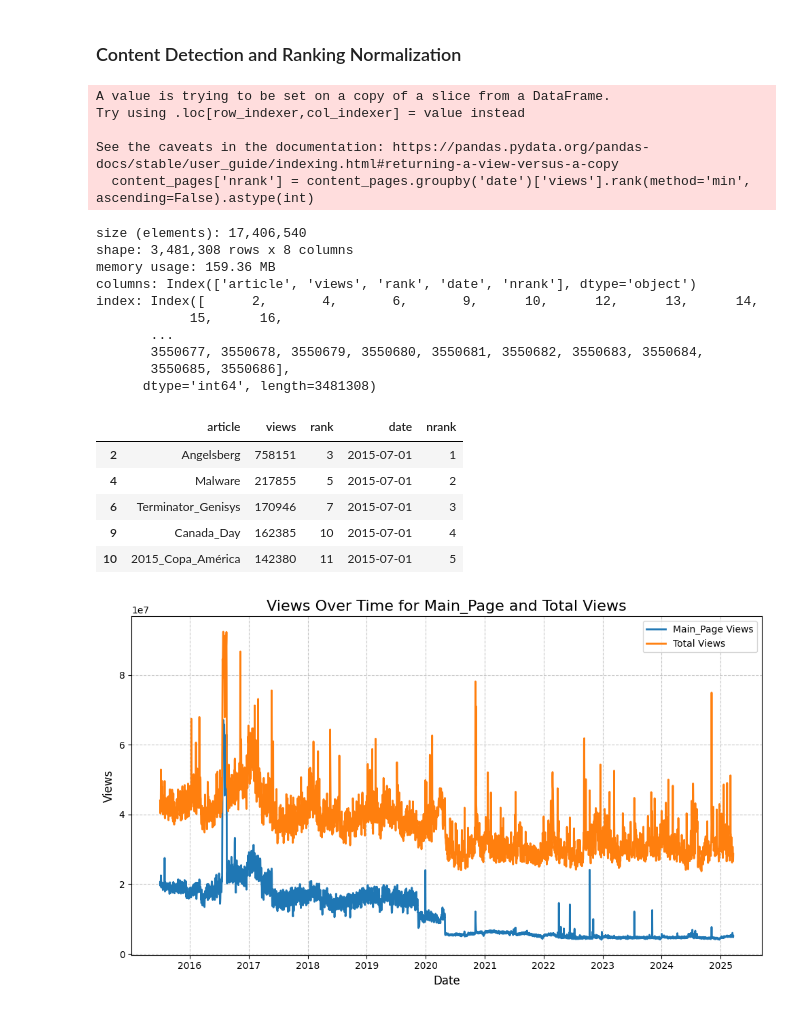
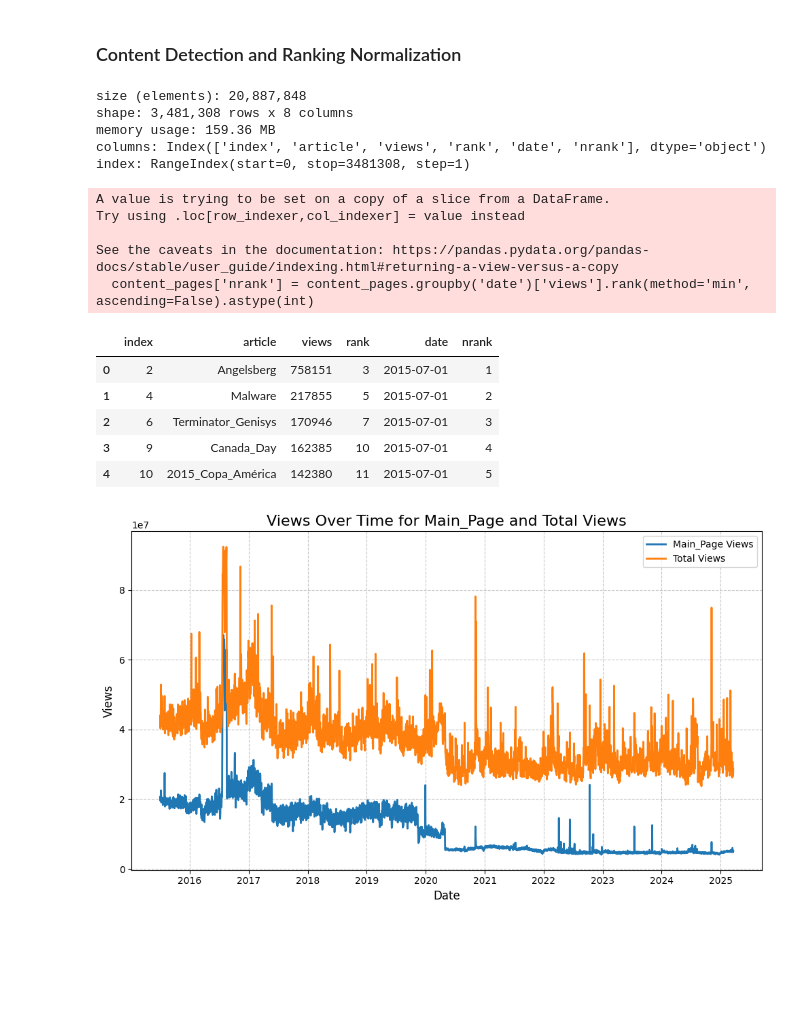
Before and after one commit to ralgara/wikipedia, a Jupyter notebook: wikipedia.ipynb, the cells around one changed output. Drawn from its saved outputs; the diff is of its cells as text; code cells hidden in the pictures; blank space fills up the shorter version.

```diff
--- a/wikipedia.ipynb
+++ b/wikipedia.ipynb
@@ -165,55 +165,50 @@ def is_content(row):
     )
 
 i = 0
 
 pageviews_all = pageviews_raw.copy()
 
 pageviews_all['is_content'] = pageviews_all.apply(is_content, axis=1)
 
 # Create a new date column from year, month, and day columns
 pageviews_all['date'] = pd.to_datetime(pageviews_all[['year', 'month', 'day']])
 # Drop the original year, month, and day columns
 pageviews_all.drop(columns=['year', 'month', 'day'], inplace=True)
 # Drop constant fields
 pageviews_all.drop(columns=['project', 'access'], inplace=True)
 
 # Filter out non-content pages
 content_pages = pageviews_all[pageviews_all['is_content']]
 # Compute the page hit ranking for content pages only (normalized rank, or 'nrank') grouped by date
 content_pages['nrank'] = content_pages.groupby('date')['views'].rank(method='min', ascending=False).astype(int)
 
 # Merge the adjusted rank back to the original DataFrame
 #pageviews = pageviews.merge(content_pages[['article', 'date', 'adjusted_rank']], on=['article', 'date'], how='left')
 
 pageviews = content_pages.copy()
 
 pageviews.drop(columns=['is_content'], inplace=True)
 
-pageviews['date'] = [s.date() for s in pageviews['date']]
+pageviews = pageviews.reset_index()
 
 describe_df(pageviews)
 # %% [output]
-A value is trying to be set on a copy of a slice from a DataFrame.
-Try using .loc[row_indexer,col_indexer] = value instead
-
-See the caveats in the documentation: https://pandas.pydata.org/pandas-docs/stable/user_guide/indexing.html#returning-a-view-versus-a-copy
-  content_pages['nrank'] = content_pages.groupby('date')['views'].rank(method='min', ascending=False).astype(int)
+size (elements): 20,887,848
+shape: 3,481,308 rows x 8 columns
+memory usage: 159.36 MB
+columns: Index(['index', 'article', 'views', 'rank', 'date', 'nrank'], dtype='object')
+index: RangeIndex(start=0, stop=3481308, step=1)
-size (elements): 17,406,540
-shape: 3,481,308 rows x 8 columns
-memory usage: 159.36 MB
-columns: Index(['article', 'views', 'rank', 'date', 'nrank'], dtype='object')
-index: Index([      2,       4,       6,       9,      10,      12,      13,      14,
-            15,      16,
-       ...
-       3550677, 3550678, 3550679, 3550680, 3550681, 3550682, 3550683, 3550684,
-       3550685, 3550686],
-      dtype='int64', length=3481308)
+A value is trying to be set on a copy of a slice from a DataFrame.
+Try using .loc[row_indexer,col_indexer] = value instead
+
+See the caveats in the documentation: https://pandas.pydata.org/pandas-docs/stable/user_guide/indexing.html#returning-a-view-versus-a-copy
+  content_pages['nrank'] = content_pages.groupby('date')['views'].rank(method='min', ascending=False).astype(int)
-|  | article | views | rank | date | nrank |
-| 2 | Angelsberg | 758151 | 3 | 2015-07-01 | 1 |
-| 4 | Malware | 217855 | 5 | 2015-07-01 | 2 |
-| 6 | Terminator_Genisys | 170946 | 7 | 2015-07-01 | 3 |
-| 9 | Canada_Day | 162385 | 10 | 2015-07-01 | 4 |
-| 10 | 2015_Copa_América | 142380 | 11 | 2015-07-01 | 5 |
+|  | index | article | views | rank | date | nrank |
+| 0 | 2 | Angelsberg | 758151 | 3 | 2015-07-01 | 1 |
+| 1 | 4 | Malware | 217855 | 5 | 2015-07-01 | 2 |
+| 2 | 6 | Terminator_Genisys | 170946 | 7 | 2015-07-01 | 3 |
+| 3 | 9 | Canada_Day | 162385 | 10 | 2015-07-01 | 4 |
+| 4 | 10 | 2015_Copa_América | 142380 | 11 | 2015-07-01 | 5 |
 # %%
 main_page_views = pageviews_raw.query('article == "Main_Page"').copy()
 main_page_views['date'] = pd.to_datetime(main_page_views[['year', 'month', 'day']])
```
Also changed, not shown: parts of 1 cell of this notebook.
